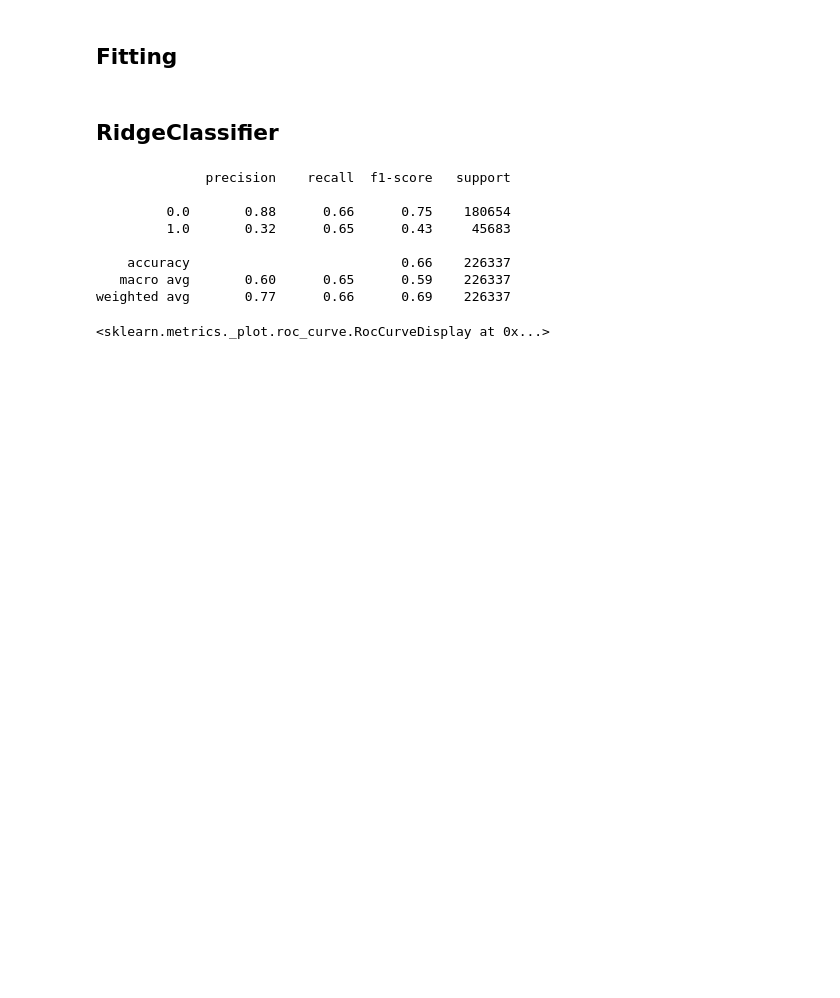
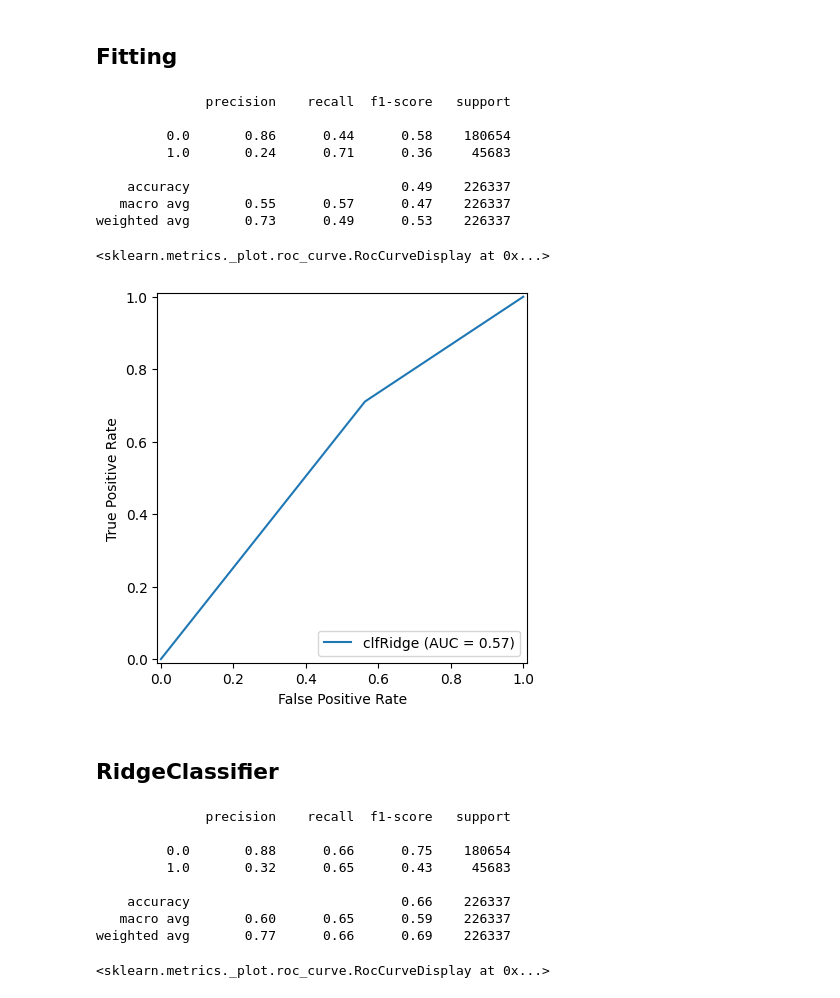
Before and after one commit to primula1323/Bigdata_Fintech, a Jupyter notebook: Lending_Club_Project/final_code/experiment2.ipynb, the cells around one changed output. Saved outputs shown, nothing was run; the diff lists cells and outputs as text; code cells hidden in the pictures; blank space fills up the shorter version.

```diff
--- a/Lending_Club_Project/final_code/experiment2.ipynb
+++ b/Lending_Club_Project/final_code/experiment2.ipynb
@@ -99,3 +120,23 @@ from xgboost import XGBClassifier
+# %%
+clfQDA = QuadraticDiscriminantAnalysis().fit(X_train, y_train)
+y_pred = clfQDA.predict(X_test)
+joblib.dump(clfQDA, 'clfQDA_2.pkl')
+print(classification_report(y_test, y_pred))
+fpr, tpr, thresholds = metrics.roc_curve(y_test, y_pred)
+roc_auc = metrics.auc(fpr, tpr)
+display = metrics.RocCurveDisplay(fpr = fpr, tpr = tpr, roc_auc = roc_auc, estimator_name='clfRidge')
+display.plot()
+# %% [output]
+              precision    recall  f1-score   support
+
+         0.0       0.86      0.44      0.58    180654
+         1.0       0.24      0.71      0.36     45683
+
+    accuracy                           0.49    226337
+   macro avg       0.55      0.57      0.47    226337
+weighted avg       0.73      0.49      0.53    226337
+<sklearn.metrics._plot.roc_curve.RocCurveDisplay at 0x...>
+[figure, added]
 # %% [markdown]
 ## RidgeClassifier
 # %%
```
Also changed, not shown: parts of 2 cells of this notebook, 3 other files.
